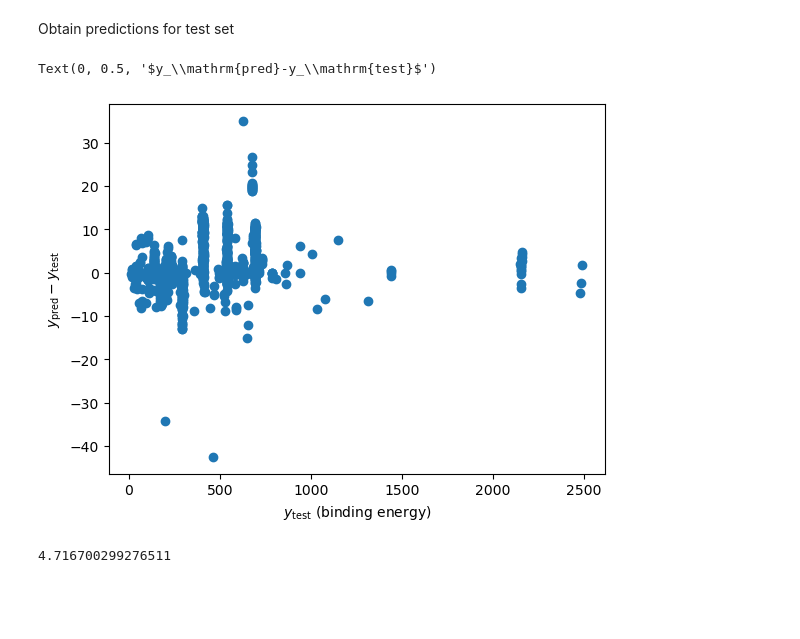
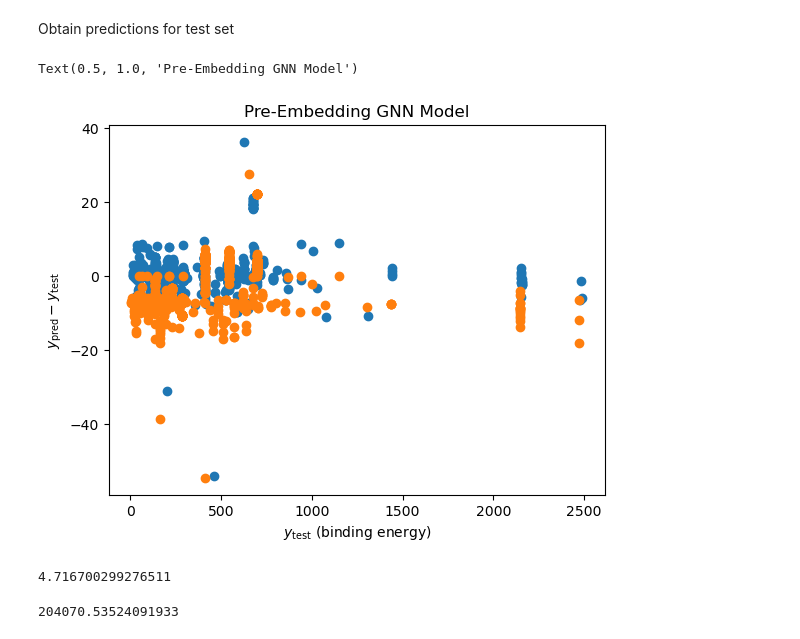
Before and after one commit to suyashk12/GNN_binding_energies, a Jupyter notebook: gnn_adapted_v1/gnn_shrihan_explore/gnn_BE_shrihan.ipynb, the cells around one changed output. Cells and saved outputs as stored; diff of their text form; code cells hidden in the pictures; blank space fills up the shorter version.

Commit message:
pre-embed version also beats lookup

```diff
--- a/gnn_adapted_v1/gnn_shrihan_explore/gnn_BE_shrihan.ipynb
+++ b/gnn_adapted_v1/gnn_shrihan_explore/gnn_BE_shrihan.ipynb
@@ -119,2 +54,3 @@ def write_data_to_json_file(graph_dict, filename, **kwargs):
 # %%
-train_data = load_data_from_file("../../data/graph_data_duplicates_v2.json") # dictionary of SMILES and values are graphs
+import helper
+train_data = helper.load_data_from_file("../../data/graph_data_duplicates_v2.json") # dictionary of SMILES and values are graphs
@@ -129 +57,4 @@ To make this warning go away, explicitly set the edges kwarg, e.g.:
+# %%
+pdtable = pd.read_csv("../../data/periodictable.csv", usecols=[0, 2])
+atom_dict = dict(zip(pdtable['Symbol'], pdtable['AtomicNumber']))
 # %%
@@ -701,6 +572,7 @@ model.eval()
 
 y_pred_list = []
 y_test_list = []
+y0_list = []
 
 
 for data in test_loader:
@@ -710,17 +582,25 @@ for data in test_loader:
 
         y_pred_list = y_pred_list + list(y_pred+data.y0)
         y_test_list = y_test_list + list(data.y+data.y0)
+        y0_list = y0_list + list(data.y0)
 
 y_pred_arr = np.array(y_pred_list)
 y_test_arr = np.array(y_test_list)
+y0_arr = np.array(y0_list)
 # %%
 plt.scatter(y_test_arr, y_pred_arr-y_test_arr)
+plt.scatter(y0_arr, y0_arr-y_test_arr)
 plt.xlabel(r'$y_\mathrm{test}$ (binding energy)')
 plt.ylabel(r'$y_\mathrm{pred}-y_\mathrm{test}$')
+plt.title("Pre-Embedding GNN Model")
 # %% [output]
-Text(0, 0.5, '$y_\\mathrm{pred}-y_\\mathrm{test}$')
+Text(0.5, 1.0, 'Pre-Embedding GNN Model')
-[figure, old version]
+[figure, new version]
 # %%
 np.mean((y_pred_arr-y_test_arr))**2
 # %% [output]
 4.716700299276511
+# %%
+np.mean((y_test_arr))**2
+# %% [output]
+204070.53524091933
```
Also changed, not shown: parts of 16 cells of this notebook, 1 other file.
